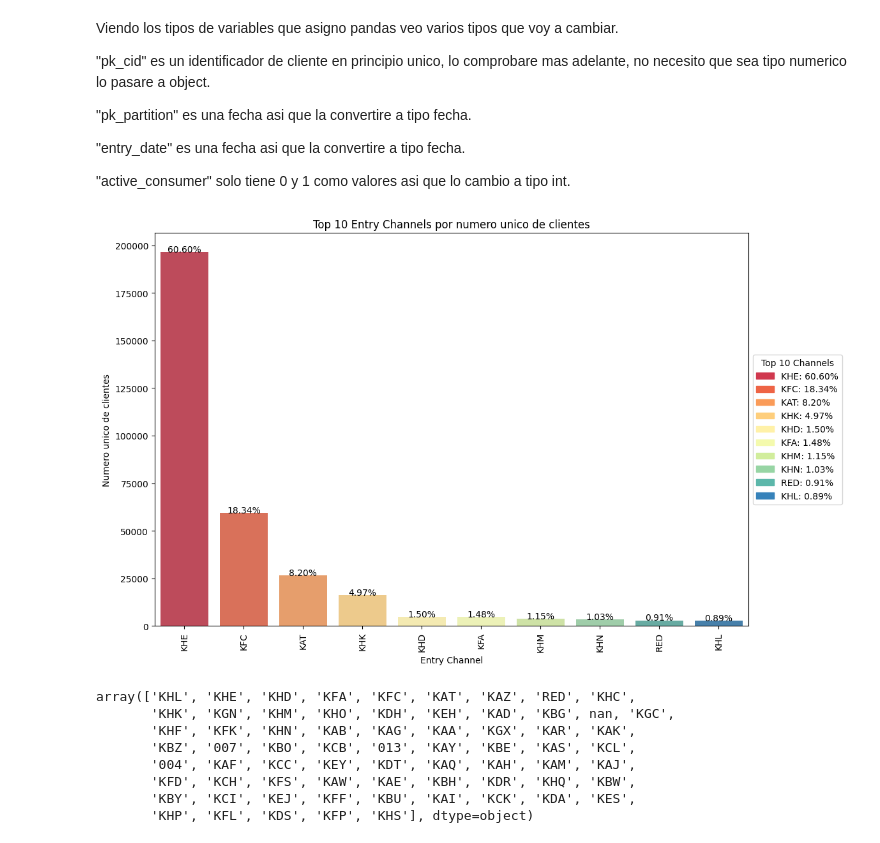
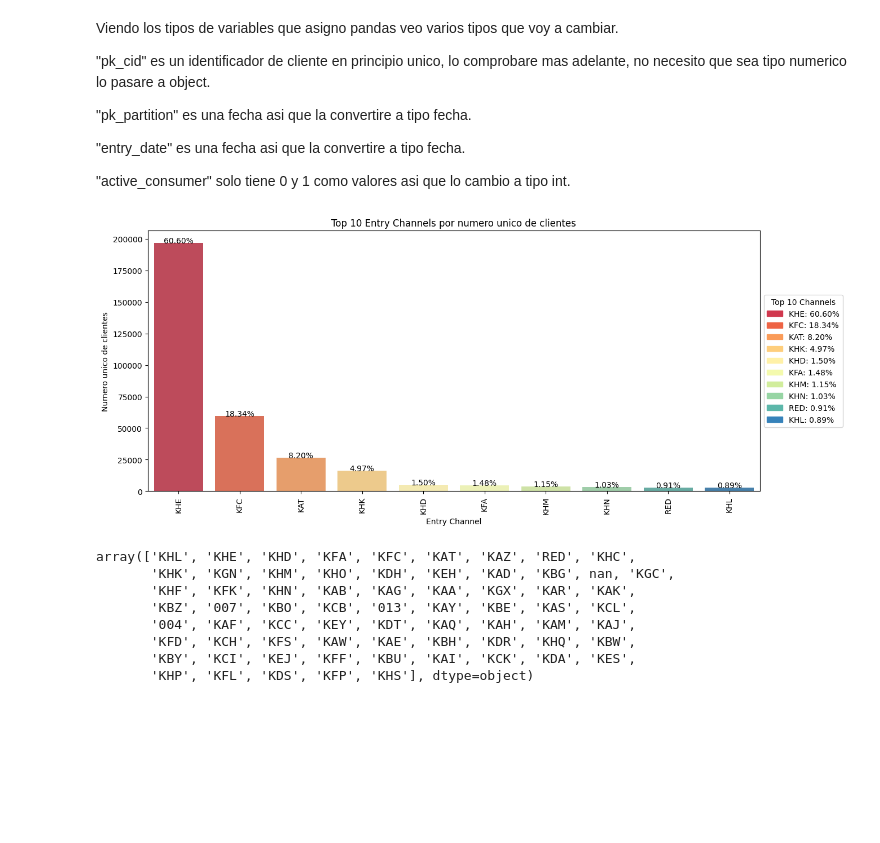
Before and after one commit to jascicz/easy_money_Project, a Jupyter notebook: david-Proyecto.ipynb, the cells around one changed output. Cells and saved outputs as stored; diff of their text form; code cells hidden in the pictures; blank space fills up the shorter version.

```diff
--- a/david-Proyecto.ipynb
+++ b/david-Proyecto.ipynb
@@ -244,35 +244,35 @@ df_filtered_first = df_c.drop_duplicates(subset='pk_cid', keep='first')
 channel_counts = df_filtered_first['entry_channel'].value_counts().reset_index()
 channel_counts.columns = ['entry_channel', 'num_customers']
 
 # Calcular el porcentaje de cada canal
 total_customers = channel_counts['num_customers'].sum()
 channel_counts['percentage'] = (channel_counts['num_customers'] / total_customers) * 100
 
 # Filtrar para obtener solo el top 10
 top_10_channels = channel_counts.head(10)
 
 # Crear un gráfico de barras con el Top 10
-plt.figure(figsize=(12, 8))
+plt.figure(figsize=(14, 6))
 ax = sns.barplot(x='entry_channel', y='num_customers', hue='entry_channel', data=top_10_channels, palette='Spectral')
 
 # Añadir etiquetas con los porcentajes encima de cada barra
 for index, row in top_10_channels.iterrows():
     ax.text(index, row['num_customers'], f"{row['percentage']:.2f}%", color='black', ha="center")
 
 # Añadir etiquetas y título
 plt.xlabel('Entry Channel')
 plt.ylabel('Numero unico de clientes')
 plt.title('Top 10 Entry Channels por numero unico de clientes')
 
 # Añadir la leyenda al lado del gráfico
 handles = [plt.Rectangle((0,0),1,1, color=sns.color_palette('Spectral', n_colors=10)[i]) for i in range(10)]
 labels = [f"{row['entry_channel']}: {row['percentage']:.2f}%" for index, row in top_10_channels.iterrows()]
 plt.legend(handles, labels, title='Top 10 Channels', loc='center left', bbox_to_anchor=(1, 0.5))
 
 plt.xticks(rotation=90)
 plt.show()
 # %% [output]
-[figure, old version]
+[figure, new version]
 # %%
 df_c['entry_channel'].unique()
 # %% [output]
```
Also changed, not shown: parts of 11 cells of this notebook.
